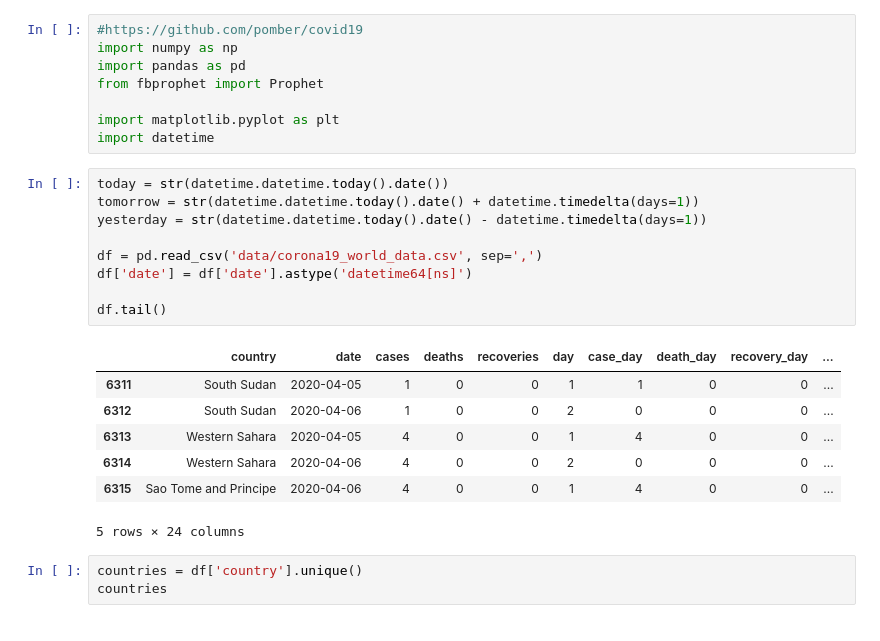
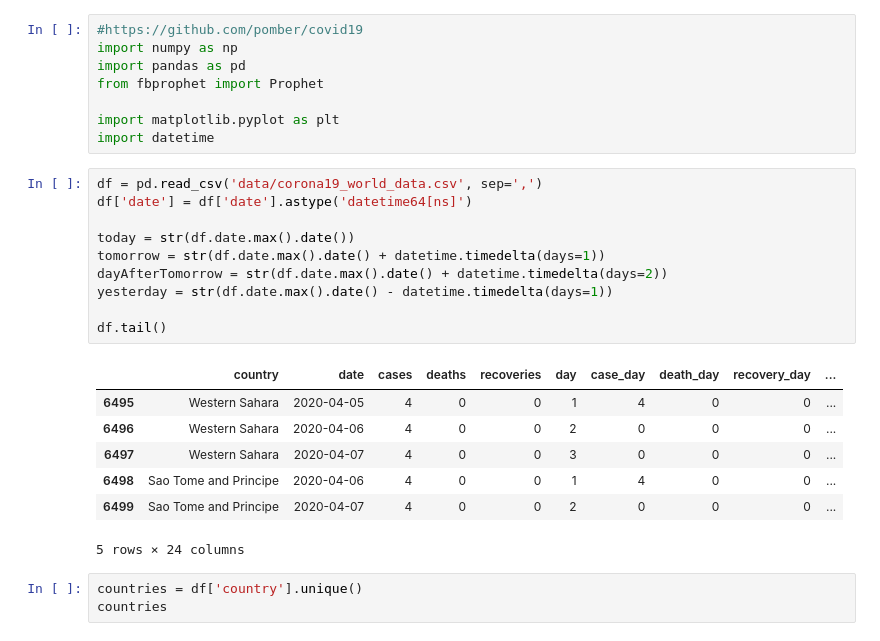
Before and after one commit to rafaelcastellar/coronavirus, a Jupyter notebook: prediction.ipynb, the cells around one changed output. Drawn from its saved outputs; the diff is of its cells as text.

```diff
--- a/prediction.ipynb
+++ b/prediction.ipynb
@@ -6,23 +6,24 @@ from fbprophet import Prophet
 
 import matplotlib.pyplot as plt
 import datetime
-# %%
-today = str(datetime.datetime.today().date())
-tomorrow = str(datetime.datetime.today().date() + datetime.timedelta(days=1))
-yesterday = str(datetime.datetime.today().date() - datetime.timedelta(days=1))
-
-df = pd.read_csv('data/corona19_world_data.csv', sep=',')
-df['date'] = df['date'].astype('datetime64[ns]')
-
-df.tail()
-# %% [output]
-|  | country | date | cases | deaths | recoveries | day | case_day | death_day | recovery_day | ... |
-| 6311 | South Sudan | 2020-04-05 | 1 | 0 | 0 | 1 | 1 | 0 | 0 | ... |
-| 6312 | South Sudan | 2020-04-06 | 1 | 0 | 0 | 2 | 0 | 0 | 0 | ... |
-| 6313 | Western Sahara | 2020-04-05 | 4 | 0 | 0 | 1 | 4 | 0 | 0 | ... |
-| 6314 | Western Sahara | 2020-04-06 | 4 | 0 | 0 | 2 | 0 | 0 | 0 | ... |
-| 6315 | Sao Tome and Principe | 2020-04-06 | 4 | 0 | 0 | 1 | 4 | 0 | 0 | ... |
-5 rows × 24 columns
+# %%
+df = pd.read_csv('data/corona19_world_data.csv', sep=',')
+df['date'] = df['date'].astype('datetime64[ns]')
+
+today = str(df.date.max().date())
+tomorrow = str(df.date.max().date() + datetime.timedelta(days=1))
+dayAfterTomorrow = str(df.date.max().date() + datetime.timedelta(days=2))
+yesterday = str(df.date.max().date() - datetime.timedelta(days=1))
+
+df.tail()
+# %% [output]
+|  | country | date | cases | deaths | recoveries | day | case_day | death_day | recovery_day | ... |
+| 6495 | Western Sahara | 2020-04-05 | 4 | 0 | 0 | 1 | 4 | 0 | 0 | ... |
+| 6496 | Western Sahara | 2020-04-06 | 4 | 0 | 0 | 2 | 0 | 0 | 0 | ... |
+| 6497 | Western Sahara | 2020-04-07 | 4 | 0 | 0 | 3 | 0 | 0 | 0 | ... |
+| 6498 | Sao Tome and Principe | 2020-04-06 | 4 | 0 | 0 | 1 | 4 | 0 | 0 | ... |
+| 6499 | Sao Tome and Principe | 2020-04-07 | 4 | 0 | 0 | 2 | 0 | 0 | 0 | ... |
+5 rows × 24 columns
 # %%
 countries = df['country'].unique()
 countries
```
Also changed, not shown: parts of 7 cells of this notebook, 9 other files.
